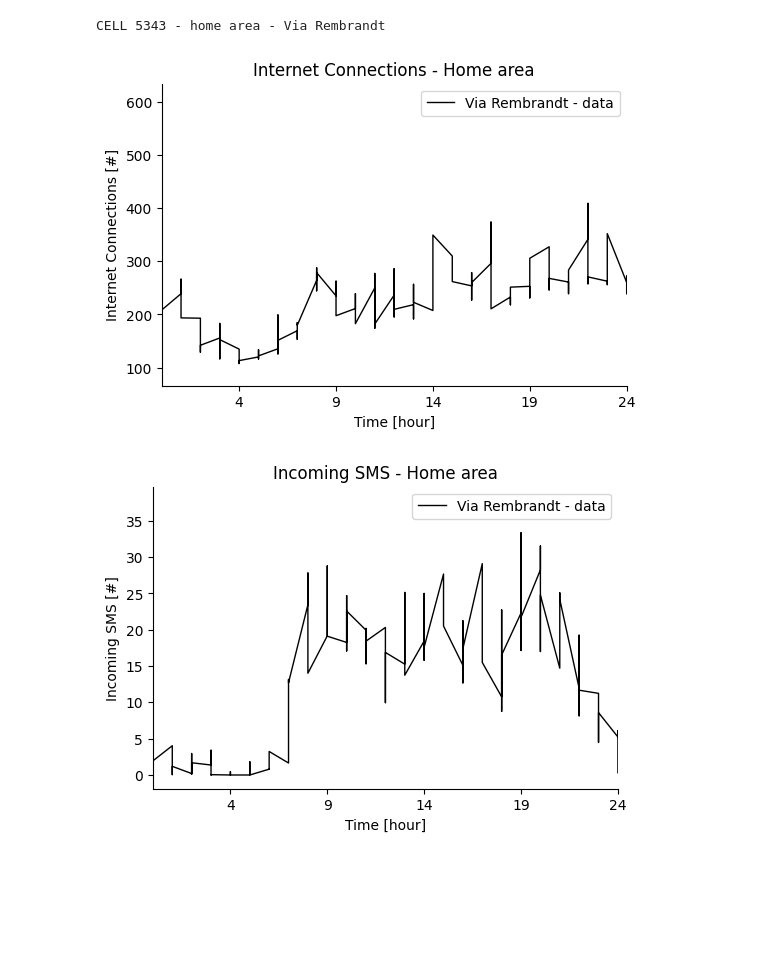
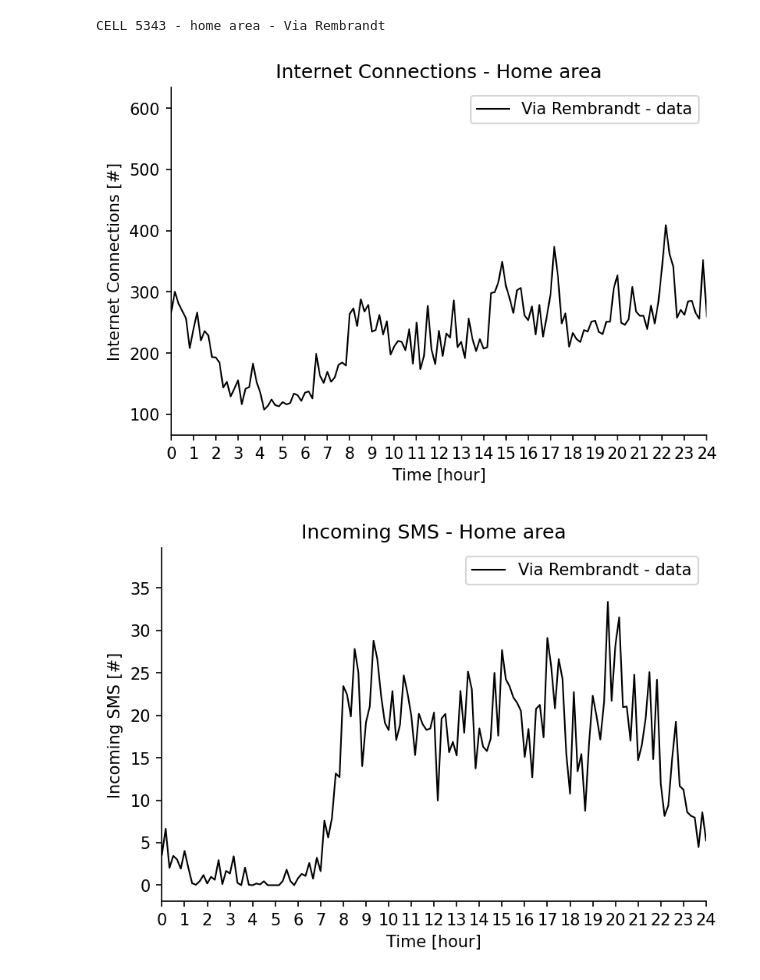
Before and after one commit to mendozamanu/milan-mobility, a Jupyter notebook: Time Evolution.ipynb, the cells around one changed output. Cells and saved outputs as stored; diff of their text form; code cells hidden in the pictures; blank space fills up the shorter version.

Commit message:
New plots for traffic evolution study

```diff
--- a/Time Evolution.ipynb
+++ b/Time Evolution.ipynb
@@ -16,18 +16,21 @@ from descartes import PolygonPatch
 #grid 4283 - transport area
 #grid 5339 - home area
 
+hours_of_interest = [96,97,98,99,100,101,102,103,104,105,106,107,108,109,110,111,112,113,114,115,116,117,118,119,120]
+normalized = [0,1,2,3,4,5,6,7,8,9,10,11,12,13,14,15,16,17,18,19,20,21,22,23,24]
+
 dfs = pd.DataFrame({})
 
 for i in range(1,10):
-    df = pd.read_csv('./sms-call-internet-mi-2013-11-0{}.csv'.format(i), parse_dates=['time'])
+    df = pd.read_csv('./csv/sms-call-internet-mi-2013-11-0{}.csv'.format(i), parse_dates=['time'])
     dfs = dfs.append(df)
-df = pd.read_csv('./sms-call-internet-mi-2013-11-10.csv', parse_dates=['time'])
+df = pd.read_csv('./csv/sms-call-internet-mi-2013-11-10.csv', parse_dates=['time'])
 dfs = dfs.append(df)
 dfs = dfs.fillna(0)
 # %%
 #Group by hours and aggregate values according to the hour
 dfgr = dfs[['cellid', 'time', 'smsin','smsout', 'callin','callout', 'internet']].groupby(['time', 'cellid'], as_index=False).sum()
-dfgr['hour'] = dfgr.time.dt.hour+24*(dfgr.time.dt.day-1)
+dfgr['hour'] = dfgr.time.dt.hour+dfgr.time.dt.minute/60+24*(dfgr.time.dt.day-1)
 dfgr = dfgr.set_index(['hour']).sort_index()
 # %%
 dfgr.head()
@@ -239,39 +362,63 @@ print("CELL 5343 - home area - Via Rembrandt")
 CELL 5343 - home area - Via Rembrandt
 # %%
 #Home area (near Via Rembrandt) data
-ydata = dfgr[dfgr.cellid==5343]['internet']
-xdata = dfgr[dfgr.cellid==5343]['internet'].index
-
-f = plt.figure(dpi=100)
-plt.plot(xdata, ydata, color='black', linewidth=1, linestyle='-', label='Via Rembrandt - data')
+ydatai3 = dfgr[dfgr.cellid==5343]['internet']
+xdatai3 = dfgr[dfgr.cellid==5343]['internet'].index
+###########################################################
+f = plt.figure(dpi=150)
+plt.plot(xdatai3, ydatai3, color='black', linewidth=1, linestyle='-', label='Via Rembrandt - data')
+plt.title("Internet Connections - Home area")
+plt.xlabel("Time [hour]")
+plt.ylabel("Internet Connections [#]")
+plt.xticks([0, 24, 48, 72, 96, 120, 144, 168, 192, 216, 240])
+plt.legend()
+sns.despine()
+plt.savefig('./wday-time/int-home-full.png')
+plt.close('all')
+##########################################################
+f = plt.figure(dpi=150)
+plt.plot(xdatai3, ydatai3, color='black', linewidth=1, linestyle='-', label='Via Rembrandt - data')
 plt.title("Internet Connections - Home area")
 plt.xlabel("Time [hour]")
 plt.ylabel("Internet Connections [#]")
 plt.xlim([96,96+24])
-plt.xticks([100, 105, 110, 115, 120], [4, 9, 14, 19, 24])
+plt.xticks(hours_of_interest, normalized)
 #plt.ylim([0,4000])
 plt.legend()
 sns.despine()
+plt.savefig('./wday-time/int-home.png')
 plt.show()
 # %% [output]
-[figure, old version]
+[figure, new version]
 # %%
 
-ydata = dfgr[dfgr.cellid==5343]['smsin']
-xdata = dfgr[dfgr.cellid==5343]['smsin'].index
-
-f = plt.figure(dpi=100)
-plt.plot(xdata, ydata, color='black', linewidth=1, linestyle='-', label='Via Rembrandt - data')
+ydatasi3 = dfgr[dfgr.cellid==5343]['smsin']
+xdatasi3 = dfgr[dfgr.cellid==5343]['smsin'].index
+###########################################################
+f = plt.figure(dpi=150)
+plt.plot(xdatasi3, ydatasi3, color='black', linewidth=1, linestyle='-', label='Via Rembrandt - data')
+plt.title("Incoming SMS - Home area")
+plt.xlabel("Time [hour]")
+plt.ylabel("Incoming SMS [#]")
+plt.xticks([0, 24, 48, 72, 96, 120, 144, 168, 192, 216, 240])
+plt.legend()
+sns.despine()
+plt.savefig('./wday-time/smsin-home-full.png')
+plt.close('all')
+###########################################################
+f = plt.figure(dpi=150)
+plt.plot(xdatasi3, ydatasi3, color='black', linewidth=1, linestyle='-', label='Via Rembrandt - data')
 plt.title("Incoming SMS - Home area")
 plt.xlabel("Time [hour]")
 plt.ylabel("Incoming SMS [#]")
 plt.xlim([96,96+24])
-plt.xticks([100, 105, 110, 115, 120], [4, 9, 14, 19, 24])
+plt.xticks(hours_of_interest, normalized)
 #plt.ylim([0,4000])
 plt.legend()
 sns.despine()
+plt.savefig('./wday-time/smsin-home.png')
 plt.show()
 # %% [output]
-[figure, old version]
+[figure, new version]
 # %%
 
```
Also changed, not shown: parts of 19 cells of this notebook, 57 other files.
